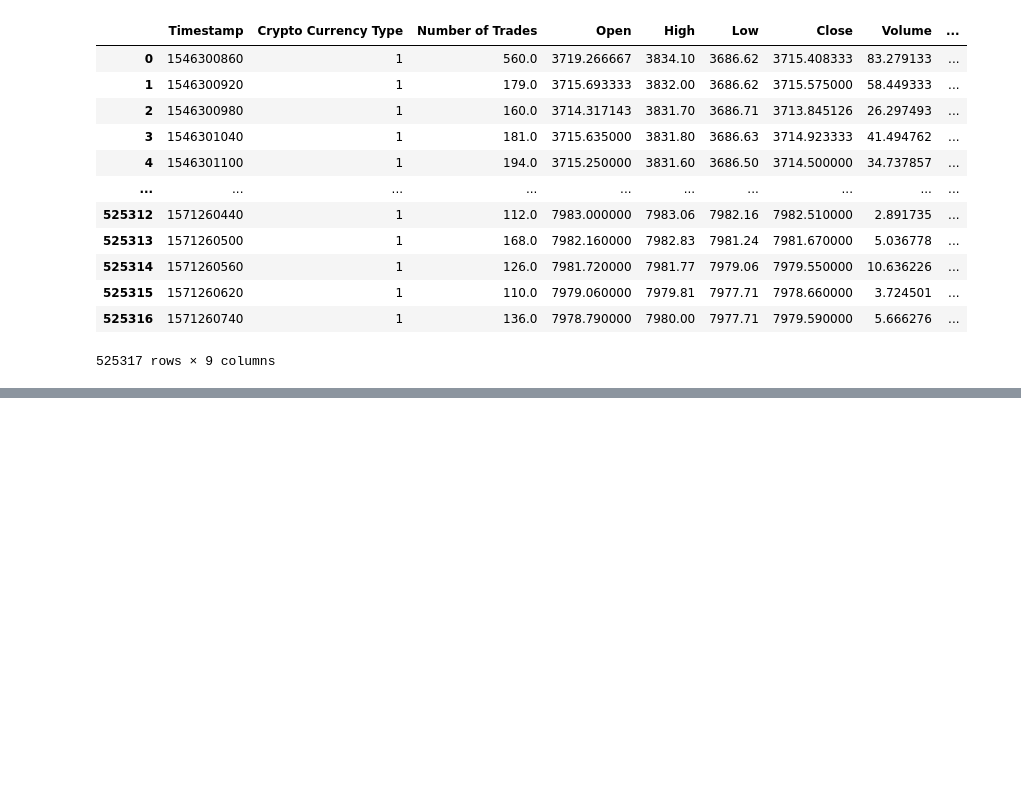
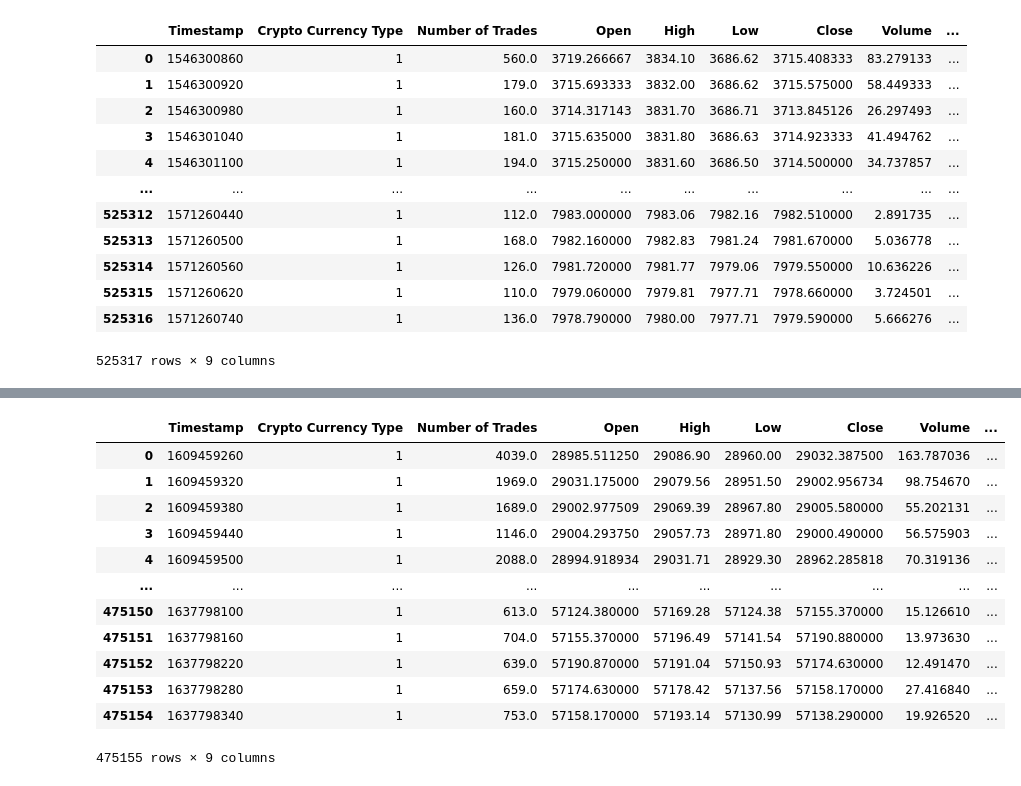
Before and after one commit to Loudju/Project2_Crypto_db, a Jupyter notebook: Bitcoin_Data.ipynb, the cells around one changed output, grey strips where cells are left out. Drawn from its saved outputs; the diff is of its cells as text; code cells hidden in the pictures; blank space fills up the shorter version.

```diff
--- a/Bitcoin_Data.ipynb
+++ b/Bitcoin_Data.ipynb
@@ -73,0 +165,18 @@ bitcoin19_df.head()
+# %%
+# Rename the columns in new data frame
+bitcoin21_df = bitcoin21_df.rename(columns={'Asset_ID':'Crypto Currency Type','timestamp':'Timestamp','Count':'Number of Trades',})
+bitcoin21_df
+# %% [output]
+|  | Timestamp | Crypto Currency Type | Number of Trades | Open | High | Low | Close | Volume | ... |
+| 0 | 1609459260 | 1 | 4039.0 | 28985.511250 | 29086.90 | 28960.00 | 29032.387500 | 163.787036 | ... |
+| 1 | 1609459320 | 1 | 1969.0 | 29031.175000 | 29079.56 | 28951.50 | 29002.956734 | 98.754670 | ... |
+| 2 | 1609459380 | 1 | 1689.0 | 29002.977509 | 29069.39 | 28967.80 | 29005.580000 | 55.202131 | ... |
+| 3 | 1609459440 | 1 | 1146.0 | 29004.293750 | 29057.73 | 28971.80 | 29000.490000 | 56.575903 | ... |
+| 4 | 1609459500 | 1 | 2088.0 | 28994.918934 | 29031.71 | 28929.30 | 28962.285818 | 70.319136 | ... |
+| ... | ... | ... | ... | ... | ... | ... | ... | ... | ... |
+| 475150 | 1637798100 | 1 | 613.0 | 57124.380000 | 57169.28 | 57124.38 | 57155.370000 | 15.126610 | ... |
+| 475151 | 1637798160 | 1 | 704.0 | 57155.370000 | 57196.49 | 57141.54 | 57190.880000 | 13.973630 | ... |
+| 475152 | 1637798220 | 1 | 639.0 | 57190.870000 | 57191.04 | 57150.93 | 57174.630000 | 12.491470 | ... |
+| 475153 | 1637798280 | 1 | 659.0 | 57174.630000 | 57178.42 | 57137.56 | 57158.170000 | 27.416840 | ... |
+| 475154 | 1637798340 | 1 | 753.0 | 57158.170000 | 57193.14 | 57130.99 | 57138.290000 | 19.926520 | ... |
+475155 rows × 9 columns
```
Also changed, not shown: parts of 13 cells of this notebook.
